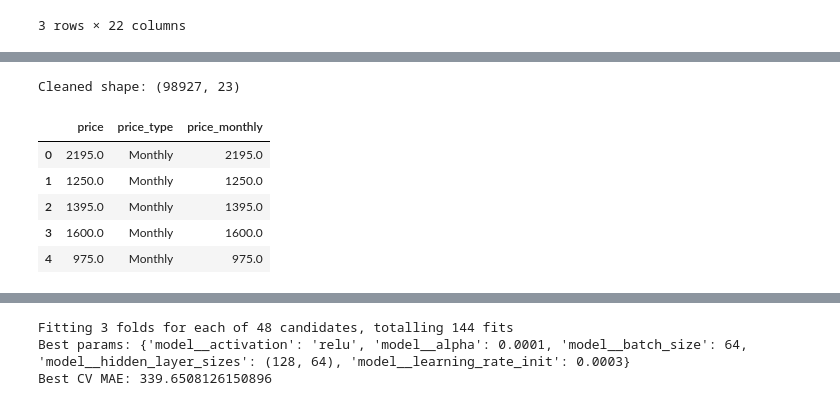
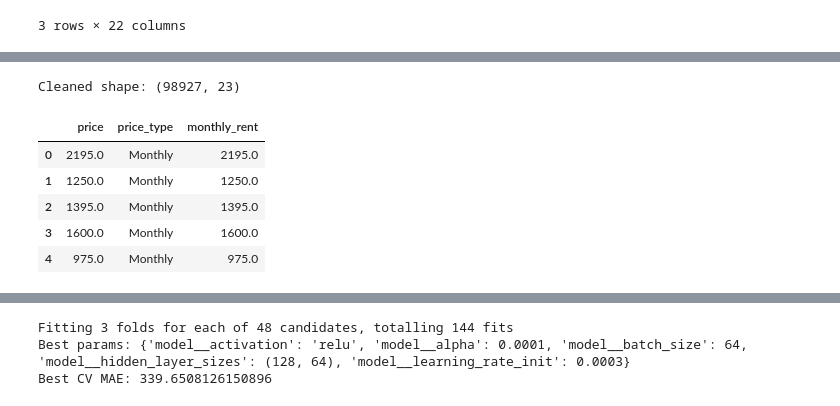
Before and after one commit to RokasMarcinkevicius/P170M109-Computational-Intelligence-and-Decision-Making, a Jupyter notebook: Lab 2/CIDM Lab 2.ipynb, the cells around one changed output, grey strips where cells are left out. Saved outputs shown, nothing was run; the diff lists cells and outputs as text; code cells hidden in the pictures.

```diff
--- a/Lab 2/CIDM Lab 2.ipynb
+++ b/Lab 2/CIDM Lab 2.ipynb
@@ -104,36 +154,87 @@ Raw shape: (99637, 22)
 # %%
 import numpy as np
+import pandas as pd
+import re
 
-df = df_raw.copy()
+# assume you already have df_raw from the CSV load step
+listings_source = df_raw
+listings = listings_source.copy()
 
-def to_monthly(price, price_type: str):
-    if pd.isna(price): return np.nan
-    pt = (price_type or '').strip().lower()
-    if pt in ('week','weekly'): return price * 52.0/12.0
-    if pt in ('day','daily'): return price * 30.0
-    if pt == 'fortnightly': return price * 26.0/12.0
-    if pt in ('year','yearly','per year'): return price / 12.0
-    if pt in ('hour','hourly'): return price * 24.0 * 30.0
+# --- 0) Guards and type coercion ---
+required_columns = {"price", "price_type"}
+missing = required_columns - set(listings.columns)
+if missing:
+    raise KeyError(f"Missing required columns: {sorted(missing)}")
+
+# Make numeric where needed; strings like "1,200" -> 1200.0
+listings["price"] = (
+    pd.to_numeric(listings["price"].astype(str).str.replace(",", ""), errors="coerce")
+)
+
+# --- 1) Convert to monthly rent (robust to unit variants) ---
+def normalize_unit(unit: str) -> str:
+    """Lowercase, strip, remove non-letters to catch 'per week', 'p/w', etc."""
+    if unit is None:
+        return ""
+    u = re.sub(r"[^a-z]", "", str(unit).strip().lower())
+    return u
+
+def convert_price_to_monthly(price, price_type: str):
+    if pd.isna(price):
+        return np.nan
+    u = normalize_unit(price_type)
+    # Weekly
+    if u in {"week", "weekly", "pw"}:
+        return price * (52.0 / 12.0)
+    # Fortnightly
+    if u in {"fortnightly", "biweekly", "perfortnight"}:
+        return price * (26.0 / 12.0)
+    # Daily
+    if u in {"day", "daily"}:
+        return price * 30.0
+    # Yearly
+    if u in {"year", "yearly", "peryear", "pa"}:
+        return price / 12.0
+    # Hourly
+    if u in {"hour", "hourly"}:
+        return price * 24.0 * 30.0
+    # Monthly (or unknown -> assume monthly)
+    if u in {"month", "monthly", "permonth", "pm", "pcm"} or u == "":
+        return price
+    # Fallback: assume monthly
     return price
 
-df['price_monthly'] = [to_monthly(p, t) for p, t in zip(df.get('price'), df.get('price_type'))]
+listings["monthly_rent"] = [
+    convert_price_to_monthly(p, t) for p, t in zip(listings["price"], listings["price_type"])
+]
 
-if 'square_feet' in df.columns:
-    df = df[(df['square_feet'].fillna(0) >= 120) & (df['square_feet'].fillna(0) <= 8000)]
-df = df[df['price_monthly'].notna() & (df['price_monthly'] > 0)]
+# --- 2) Basic sanity filters ---
+# Keep rows with valid/positive monthly rent
+listings = listings[listings["monthly_rent"].notna() & (listings["monthly_rent"] > 0)]
 
-upper = df['price_monthly'].quantile(0.995)
-df['price_monthly'] = df['price_monthly'].clip(upper=upper)
+# Square feet: keep NaNs (unknown size is okay), but filter unrealistic values if present
+if "square_feet" in listings.columns:
+    sq_ft = pd.to_numeric(listings["square_feet"], errors="coerce")
+    keep_mask = sq_ft.isna() | sq_ft.between(120, 8000)
+    listings = listings[keep_mask]
 
-subset_cols = [c for c in ['title','description','city','region','state','price','square_feet','beds','baths'] if c in df.columns]
-if subset_cols:
-    df = df.drop_duplicates(subset=subset_cols)
+# --- 3) Cap extreme outliers (top 0.5%) to stabilize training ---
+upper_bound = listings["monthly_rent"].quantile(0.995)
+listings["monthly_rent"] = listings["monthly_rent"].clip(upper=upper_bound)
 
-print('Cleaned shape:', df.shape)
-df[['price','price_type','price_monthly']].head(5)
+# --- 4) Drop likely duplicates (if those columns exist) ---
+dedupe_keys = [
+    c for c in ["title","description","city","region","state","price","square_feet","beds","baths"]
+    if c in listings.columns
+]
+if dedupe_keys:
+    listings = listings.drop_duplicates(subset=dedupe_keys)
+
+print("Cleaned shape:", listings.shape)
+listings[["price", "price_type", "monthly_rent"]].head(5)
 # %% [output]
 Cleaned shape: (98927, 23)
-|  | price | price_type | price_monthly |
+|  | price | price_type | monthly_rent |
 | 0 | 2195.0 | Monthly | 2195.0 |
 | 1 | 1250.0 | Monthly | 1250.0 |
 | 2 | 1395.0 | Monthly | 1395.0 |
```
Also changed, not shown: parts of 22 cells of this notebook, 1 other file.
